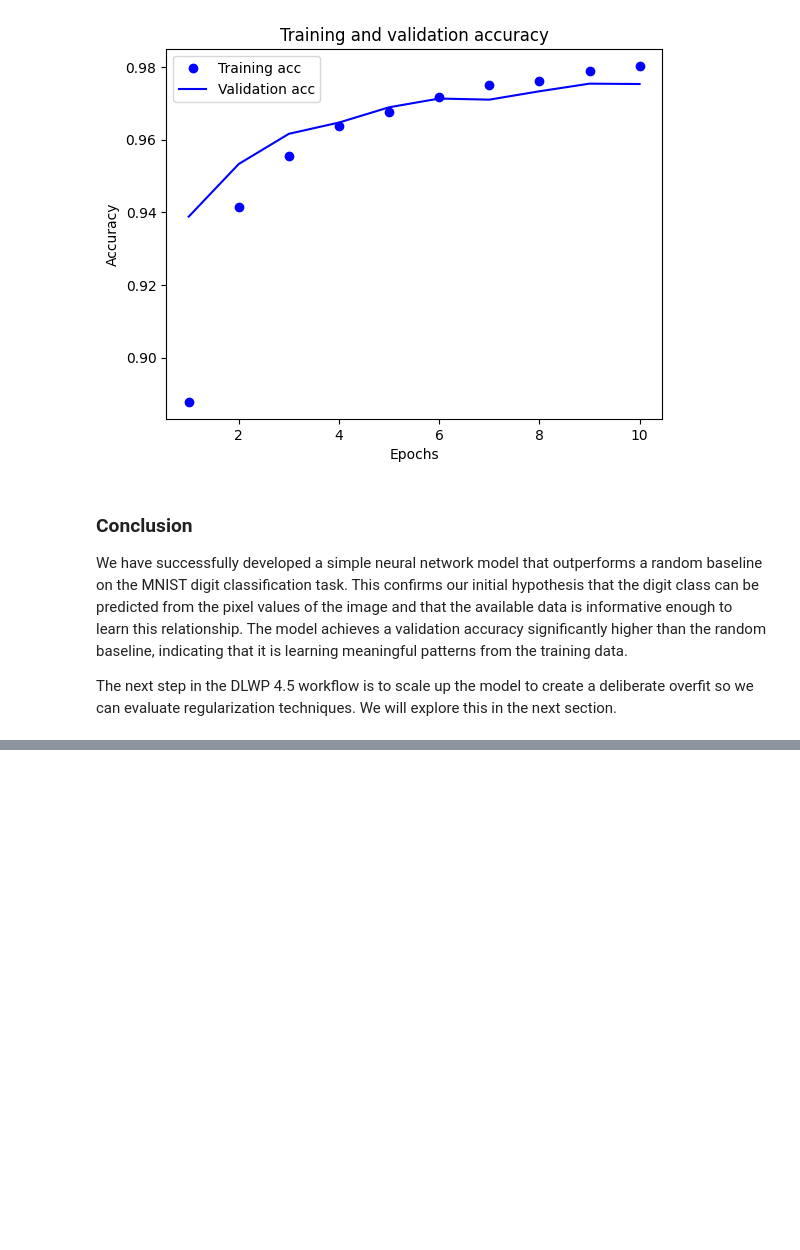
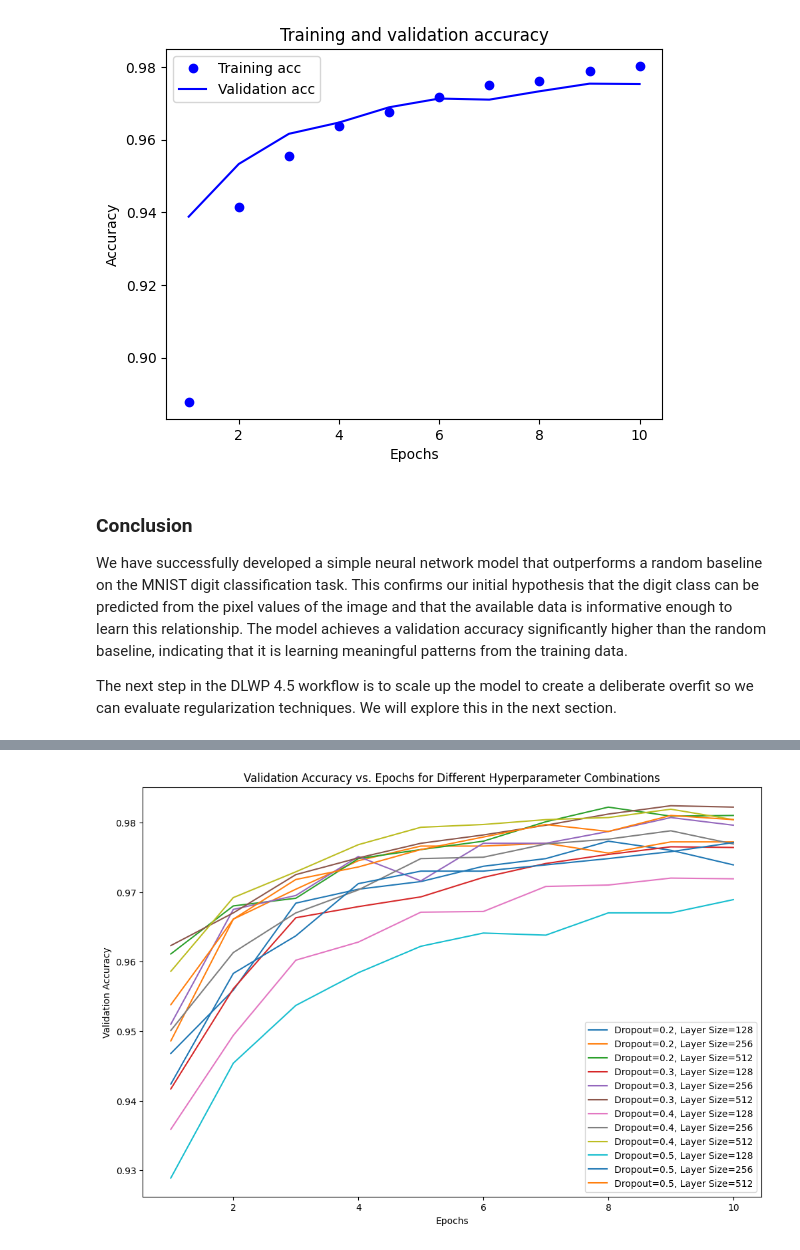
Before and after one commit to bwfiq/mnist-digit-classifier-dlwp, a Jupyter notebook: mnist_dlwp.ipynb, the cells around one changed output, grey strips where cells are left out. Drawn from its saved outputs; the diff is of its cells as text; code cells hidden in the pictures; blank space fills up the shorter version.

```diff
--- a/mnist_dlwp.ipynb
+++ b/mnist_dlwp.ipynb
@@ -633,0 +809,87 @@ The next step in the DLWP 4.5 workflow is to scale up the model to create a deli
+# %%
+import numpy as np
+import tensorflow as tf
+from tensorflow.keras.datasets import mnist
+from tensorflow.keras.utils import to_categorical
+import matplotlib.pyplot as plt
+
+# Set a random seed for reproducibility
+seed = 42
+np.random.seed(seed)
+tf.random.set_seed(seed)
+
+# Load the MNIST dataset
+(train_images, train_labels), (test_images, test_labels) = mnist.load_data()
+
+# Reshape the images to flatten them into vectors
+train_images = train_images.reshape((60000, 28 * 28)).astype('float32') / 255
+test_images = test_images.reshape((10000, 28 * 28)).astype('float32') / 255
+
+# One-Hot Encode Labels
+train_labels = to_categorical(train_labels)
+test_labels = to_categorical(test_labels)
+
+# Shuffle the training data
+indices = np.arange(train_images.shape[0])
+np.random.shuffle(indices)
+train_images = train_images[indices]
+train_labels = train_labels[indices]
+
+# Create Validation Set
+x_val = train_images[:10000]
+partial_x_train = train_images[10000:]
+y_val = train_labels[:10000]
+partial_y_train = train_labels[10000:]
+
+print("Data Preparation Complete.")
+
+# Define a range of dropout rates and layer sizes to explore
+dropout_rates = [0.2, 0.3, 0.4, 0.5]
+layer_sizes = [128, 256, 512]
+
+# Store the history of each model
+histories = {}
+
+# Iterate over all combinations of dropout rates and layer sizes
+for dropout_rate in dropout_rates:
+    for layer_size in layer_sizes:
+        # Define the model
+        model = tf.keras.models.Sequential([
+            tf.keras.layers.Input(shape=(784,)),
+            tf.keras.layers.Dense(layer_size, activation='relu'),
+            tf.keras.layers.Dropout(dropout_rate),
+            tf.keras.layers.Dense(layer_size, activation='relu'),
+            tf.keras.layers.Dropout(dropout_rate),
+            tf.keras.layers.Dense(10, activation='softmax')
+        ])
+
+        model.compile(optimizer='rmsprop',
+                      loss='categorical_crossentropy',
+                      metrics=['accuracy'])
+
+        # Train the model
+        history = model.fit(partial_x_train,
+                            partial_y_train,
+                            epochs=10,
+                            batch_size=128,
+                            validation_data=(x_val, y_val),
+                            verbose=0)
+
+        # Store the history
+        histories[(dropout_rate, layer_size)] = history
+
+print("All models defined and fitted.")
+
+# Plot Validation Accuracy Curves
+plt.figure(figsize=(12, 8))
+for (dropout_rate, layer_size), history in histories.items():
+    val_acc_values = history.history['val_accuracy']
+    epochs = range(1, len(val_acc_values) + 1)
+    plt.plot(epochs, val_acc_values, label=f'Dropout={dropout_rate}, Layer Size={layer_size}')
+
+plt.title('Validation Accuracy vs. Epochs for Different Hyperparameter Combinations')
+plt.xlabel('Epochs')
+plt.ylabel('Validation Accuracy')
+plt.legend()
+plt.show()
+# %% [output]
@@ -633,0 +898 @@ The next step in the DLWP 4.5 workflow is to scale up the model to create a deli
+[figure, added]
```
Also changed, not shown: parts of 8 cells of this notebook.
